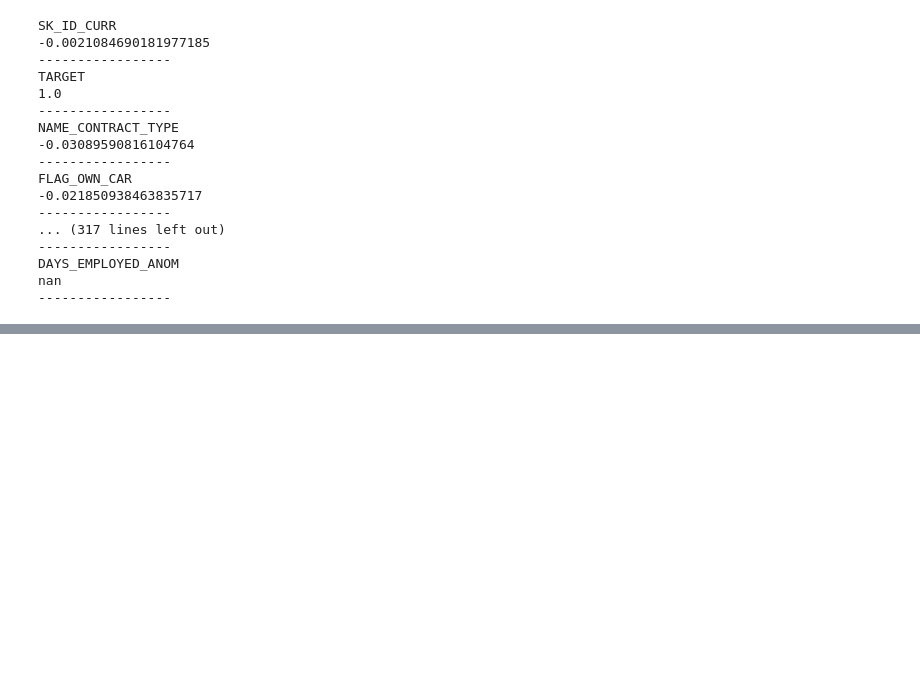
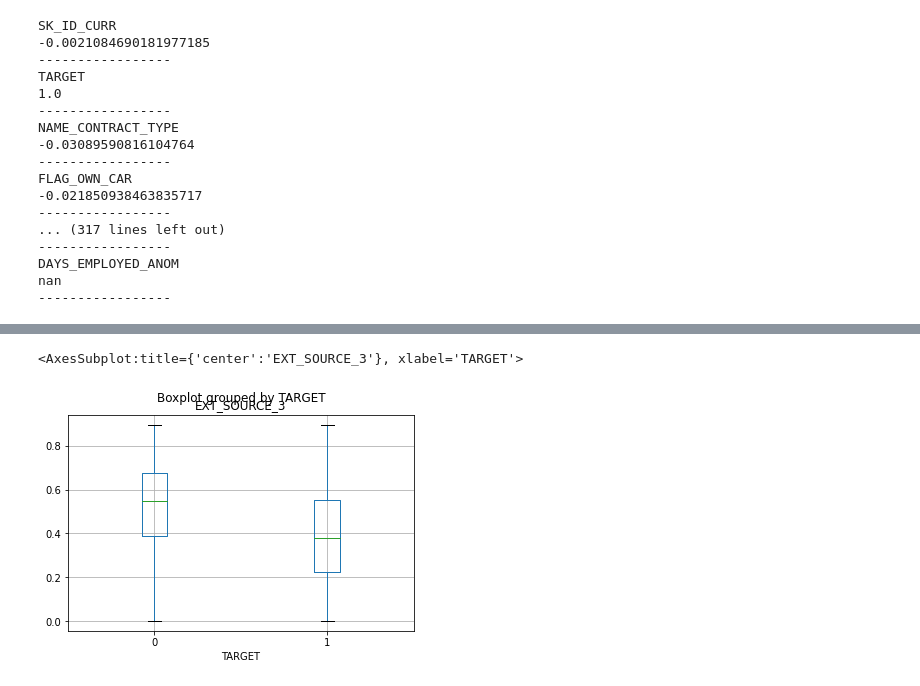
Before and after one commit to aaron0319/1st-DL-CVMarathon, a Jupyter notebook: Day_015_HW.ipynb, the cells around one changed output, grey strips where cells are left out. Drawn from its saved outputs; the diff is of its cells as text; code cells hidden in the pictures; blank space fills up the shorter version.

```diff
--- a/Day_015_HW.ipynb
+++ b/Day_015_HW.ipynb
@@ -134,0 +172,5 @@ nan
+# %%
+app_train.boxplot(by = 'TARGET', column = 'EXT_SOURCE_3')
+# %% [output]
+<AxesSubplot:title={'center':'EXT_SOURCE_3'}, xlabel='TARGET'>
+[figure, added]
```
Also changed, not shown: parts of 7 cells of this notebook.
